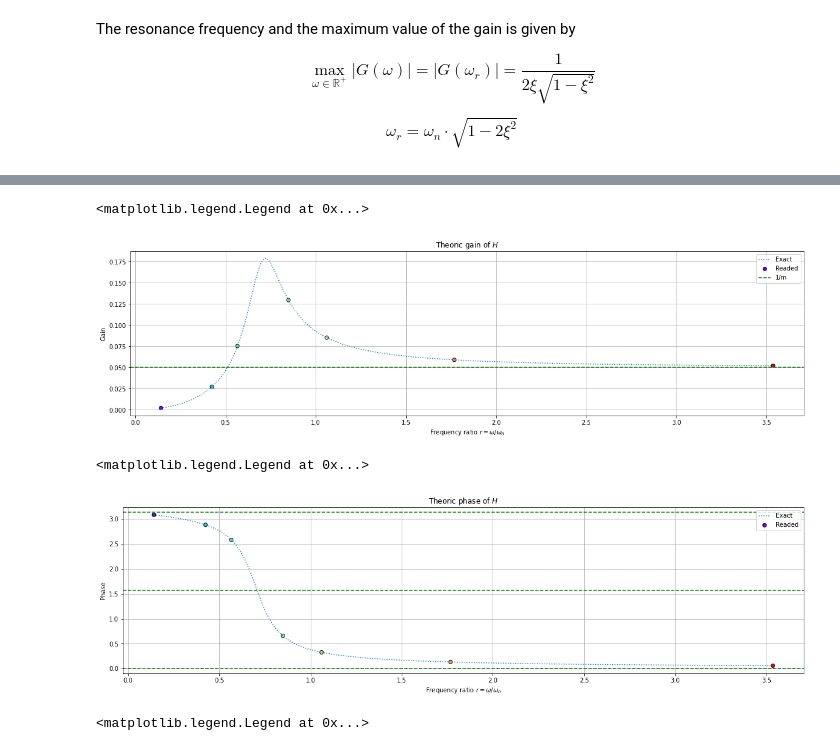
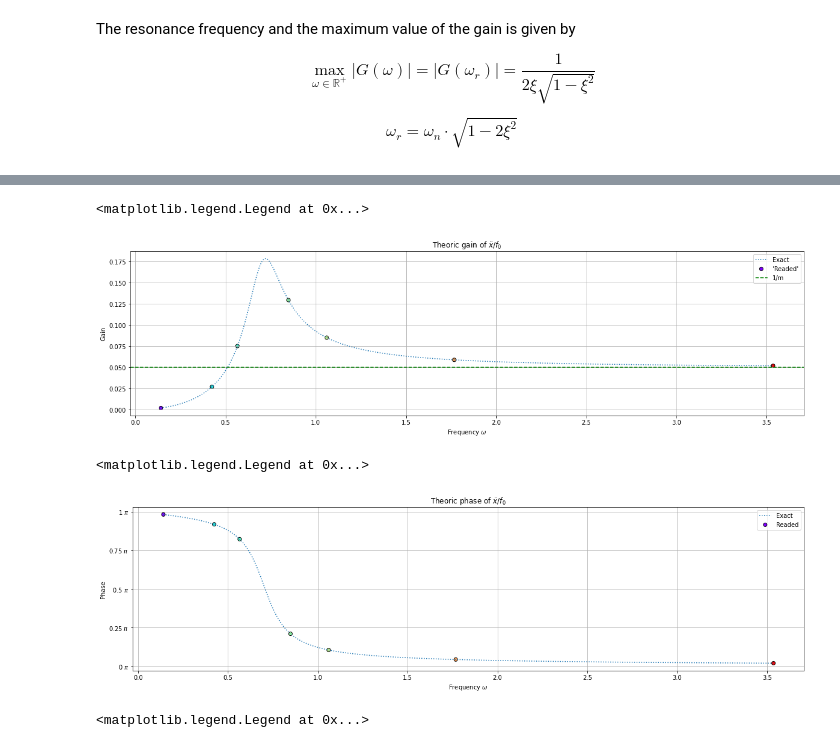
Before and after one commit to carlos-adir/UnB-Courses, a Jupyter notebook: vibracoes/estimate-harmonic-force.ipynb, the cells around one changed output, grey strips where cells are left out. Cells and saved outputs as stored; diff of their text form; code cells hidden in the pictures.

```diff
--- a/vibracoes/estimate-harmonic-force.ipynb
+++ b/vibracoes/estimate-harmonic-force.ipynb
@@ -234,31 +264,30 @@ colors = cm.rainbow(mapping)
 # %%
 plt.figure(figsize=(20, 5))
 plt.plot(wplot, np.abs(Hplot)/m, ls="dotted", label="Exact")
-plt.scatter(wdots, np.abs(Hdots)/m, marker="o", color=colors, label="Readed", edgecolors="black")
+plt.scatter(wdots, np.abs(Hdots)/m, marker="o", color=colors, label="'Readed'", edgecolors="black")
 plt.axhline(y=1/m, ls="dashed", color="g", label="1/m")
-plt.title(r"Theoric gain of $H$")
+plt.title(r"Theoric gain of $\ddot{x}/f_0$")
 plt.ylabel(r"Gain")
-plt.xlabel(r"Frequency ratio $r = \omega/\omega_n$")
+plt.xlabel(r"Frequency $\omega$")
 plt.grid()
 plt.legend()
 # %% [output]
 <matplotlib.legend.Legend at 0x...>
-[figure, old version]
+[figure, new version]
 # %%
 plt.figure(figsize=(20, 5))
-plt.plot(wplot, np.angle(Hplot), ls="dotted", label="Exact")
-plt.scatter(wdots, np.angle(Hdots), marker="o", color=colors, label="Readed", edgecolors="black")
-plt.title(r"Theoric phase of $H$")
+plt.plot(wplot, np.angle(Hplot)/np.pi, ls="dotted", label="Exact")
+plt.scatter(wdots, np.angle(Hdots)/np.pi, marker="o", color=colors, label="Readed", edgecolors="black")
+plt.title(r"Theoric phase of $\ddot{x}/f_0$")
 plt.ylabel(r"Phase")
-plt.xlabel(r"Frequency ratio $r = \omega/\omega_n$")
-plt.axhline(y=0, ls="dashed", color="g")
-plt.axhline(y=np.pi/2, ls="dashed", color="g")
-plt.axhline(y=np.pi, ls="dashed", color="g")
+plt.xlabel(r"Frequency $\omega$")
+plt.gca().yaxis.set_major_formatter(tck.FormatStrFormatter('%g $\pi$'))
+plt.gca().yaxis.set_major_locator(tck.MultipleLocator(base=1/4))
 plt.grid()
 plt.legend()
 # %% [output]
 <matplotlib.legend.Legend at 0x...>
-[figure, old version]
+[figure, new version]
 # %%
 plt.figure(figsize=(10, 10))
 plt.plot(np.real(Hplot)/m, np.imag(Hplot)/m, ls="dotted", label="Exact")
```
Also changed, not shown: parts of 33 cells of this notebook.
